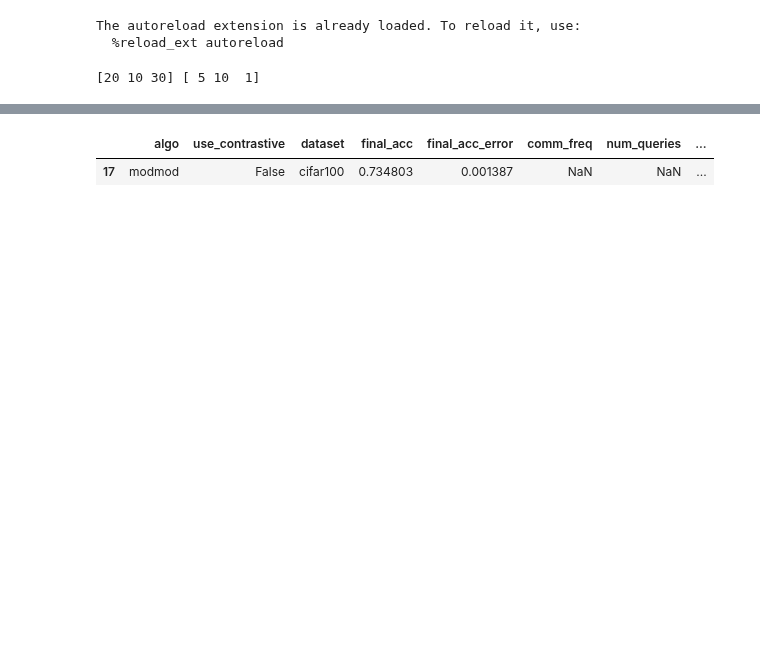
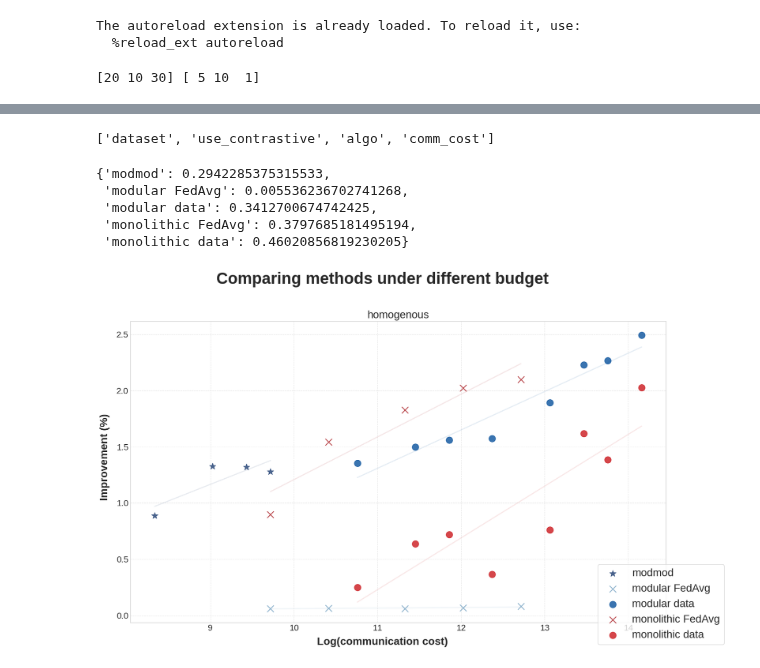
Before and after one commit to vlongle/learning-hive, a Jupyter notebook: plot_budgetv2.ipynb, the cells around one changed output, grey strips where cells are left out. Saved outputs shown, nothing was run; the diff lists cells and outputs as text; code cells hidden in the pictures; blank space fills up the shorter version.

```diff
--- a/plot_budgetv2.ipynb
+++ b/plot_budgetv2.ipynb
@@ -336,7 +471,18 @@ d_df
-# %%
-# find max row of auc for d_df
-max_row = d_df[d_df[metric] == d_df[metric].max()]
-max_row
-# %% [output]
-|  | algo | use_contrastive | dataset | final_acc | final_acc_error | comm_freq | num_queries | ... |
-| 17 | modmod | False | cifar100 | 0.734803 | 0.001387 | NaN | NaN | ... |
+# %%
+df_norm = normalize_by_baseline(df)
+df_mapped = map_datasets_to_new_groups(df_norm.copy())
+df_mapped = df_mapped[df_mapped['dataset'] == 'homogenous']
+df_avg = aggregate_by_new_groups(df_mapped)
+df_avg[metric] *= 100
+# %% [output]
+['dataset', 'use_contrastive', 'algo', 'comm_cost']
+# %%
+plot(df_avg, metric, r_colormap, markermap, figsize=(15, 10),
+y_label='Improvement (%)')
+# %% [output]
+{'modmod': 0.2942285375315533,
+ 'modular FedAvg': 0.005536236702741268,
+ 'modular data': 0.3412700674742425,
+ 'monolithic FedAvg': 0.3797685181495194,
+ 'monolithic data': 0.46020856819230205}
+[figure, added]
```
Also changed, not shown: parts of 18 cells of this notebook, 15 other files.
